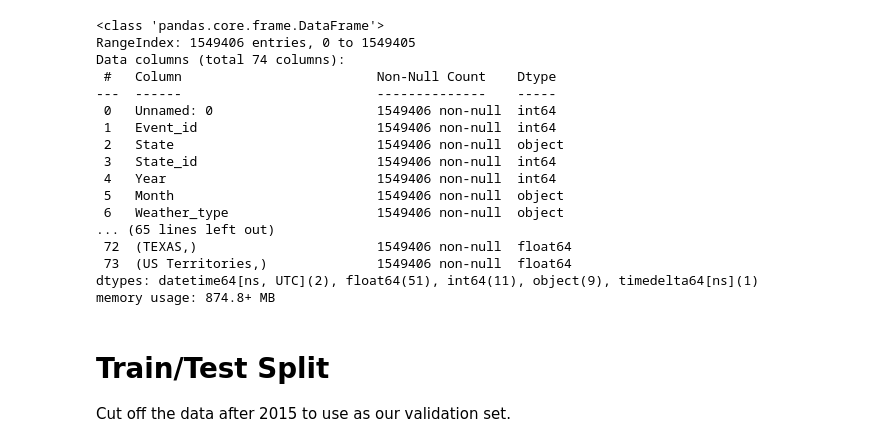
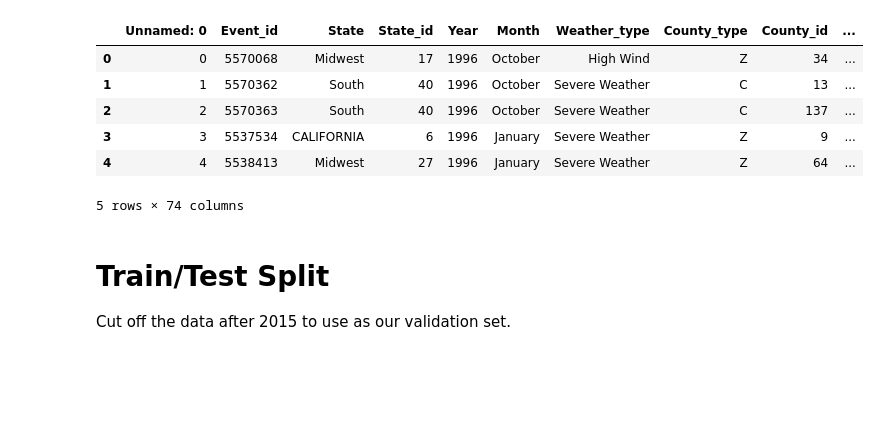
Before and after one commit to Salmatahlil/Capstone, a Jupyter notebook: time-series-forecasting-with-xgboost.ipynb, the cells around one changed output. Drawn from its saved outputs; the diff is of its cells as text; code cells hidden in the pictures; blank space fills up the shorter version.

```diff
--- a/time-series-forecasting-with-xgboost.ipynb
+++ b/time-series-forecasting-with-xgboost.ipynb
@@ -60,25 +60,15 @@ oe_results_state = oe_style.fit_transform(noaa_utc[["State"]])
 noaa_utc = noaa_utc.join(pd.DataFrame(oe_results_state.toarray(), columns=oe_style.categories_))
 # %%
 #Check to make sure everything worked and what it looks like
-noaa_utc.info()
+noaa_utc.head()
 # %% [output]
+|  | Unnamed: 0 | Event_id | State | State_id | Year | Month | Weather_type | County_type | County_id | ... |
+| 0 | 0 | 5570068 | Midwest | 17 | 1996 | October | High Wind | Z | 34 | ... |
+| 1 | 1 | 5570362 | South | 40 | 1996 | October | Severe Weather | C | 13 | ... |
+| 2 | 2 | 5570363 | South | 40 | 1996 | October | Severe Weather | C | 137 | ... |
+| 3 | 3 | 5537534 | CALIFORNIA | 6 | 1996 | January | Severe Weather | Z | 9 | ... |
+| 4 | 4 | 5538413 | Midwest | 27 | 1996 | January | Severe Weather | Z | 64 | ... |
-<class 'pandas.core.frame.DataFrame'>
-RangeIndex: 1549406 entries, 0 to 1549405
-Data columns (total 74 columns):
- #   Column                         Non-Null Count    Dtype
----  ------                         --------------    -----
- 0   Unnamed: 0                     1549406 non-null  int64
- 1   Event_id                       1549406 non-null  int64
- 2   State                          1549406 non-null  object
- 3   State_id                       1549406 non-null  int64
- 4   Year                           1549406 non-null  int64
- 5   Month                          1549406 non-null  object
- 6   Weather_type                   1549406 non-null  object
-... (65 lines left out)
- 72  (TEXAS,)                       1549406 non-null  float64
- 73  (US Territories,)              1549406 non-null  float64
-dtypes: datetime64[ns, UTC](2), float64(51), int64(11), object(9), timedelta64[ns](1)
-memory usage: 874.8+ MB
+5 rows × 74 columns
 # %% [markdown]
 # Train/Test Split
 Cut off the data after 2015 to use as our validation set.
```
Also changed, not shown: parts of 8 cells of this notebook, 1 other file.
